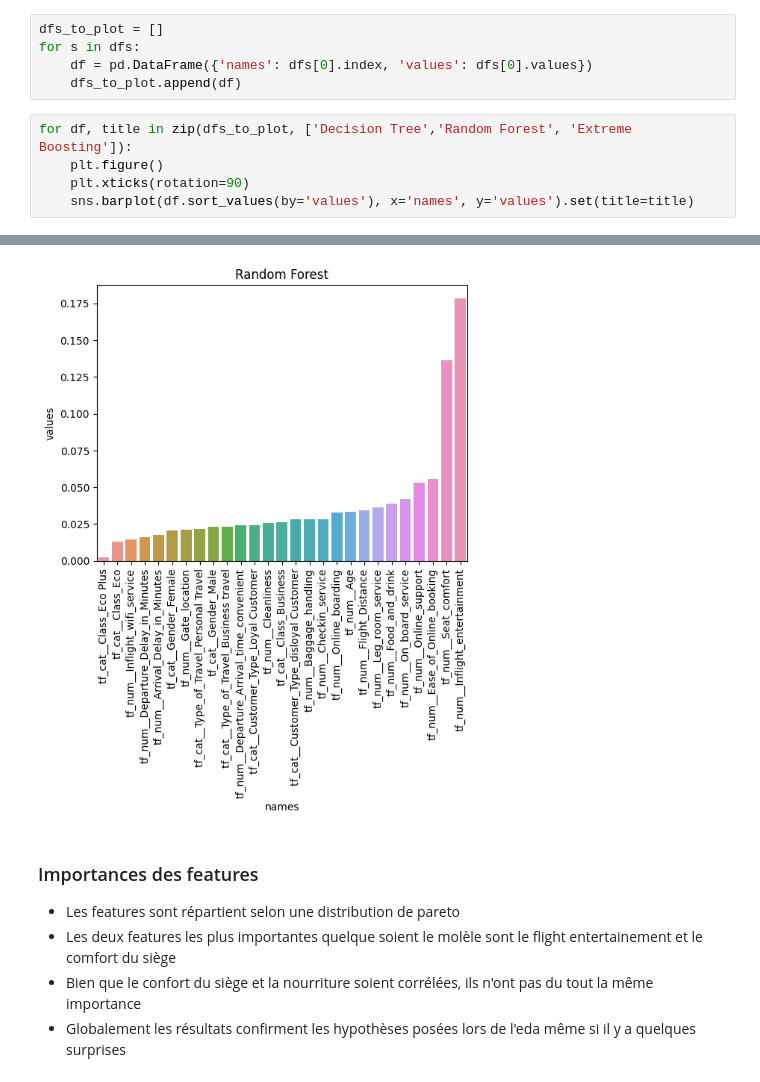
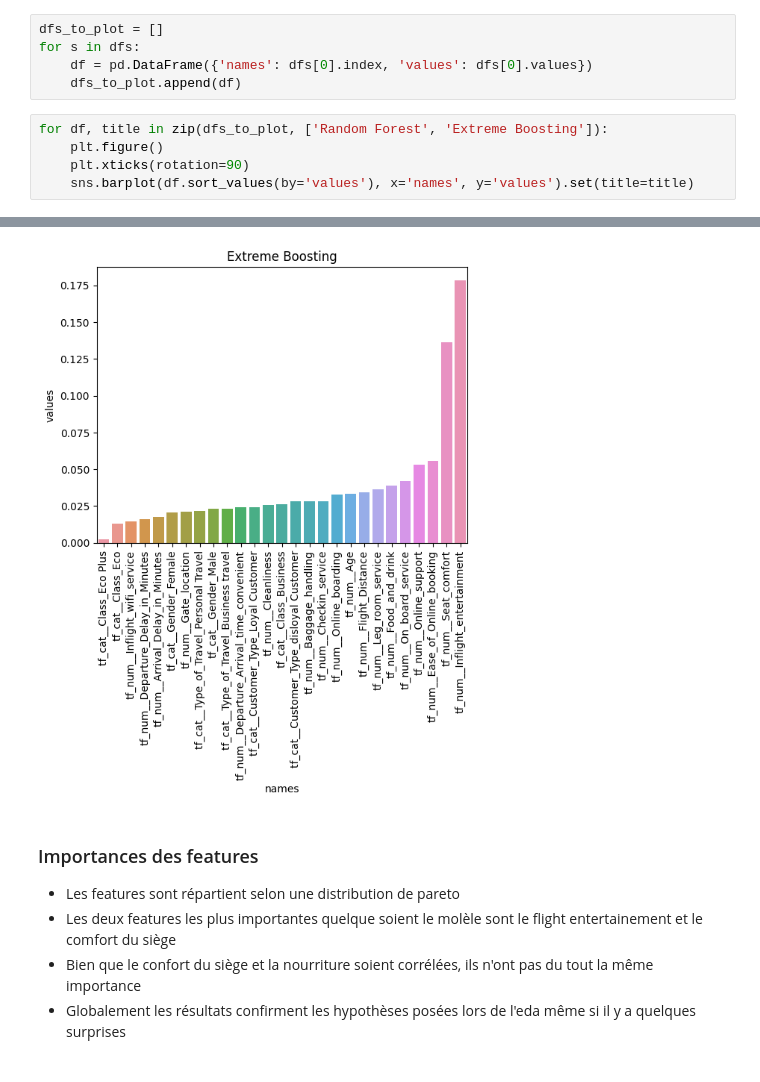
Before and after one commit to data-IA-2022/Airline_David, a Jupyter notebook: model.ipynb, the cells around one changed output, grey strips where cells are left out. Drawn from its saved outputs; the diff is of its cells as text.

Commit message:
fix graphs

```diff
--- a/model.ipynb
+++ b/model.ipynb
@@ -320,7 +320,7 @@ for s in dfs:
     df = pd.DataFrame({'names': dfs[0].index, 'values': dfs[0].values})
     dfs_to_plot.append(df)
 # %%
-for df, title in zip(dfs_to_plot, ['Decision Tree','Random Forest', 'Extreme Boosting']):
+for df, title in zip(dfs_to_plot, ['Random Forest', 'Extreme Boosting']):
     plt.figure()
     plt.xticks(rotation=90)
     sns.barplot(df.sort_values(by='values'), x='names', y='values').set(title=title)
@@ -329,4 +329,4 @@ for df, title in zip(dfs_to_plot, ['Decision Tree','Random Forest', 'Extreme Boo
-[figure, old version]
+[figure, new version]
 # %% [markdown]
 ### Importances des features
 - Les features sont répartient selon une distribution de pareto
```
Also changed, not shown: parts of 1 cell of this notebook.
